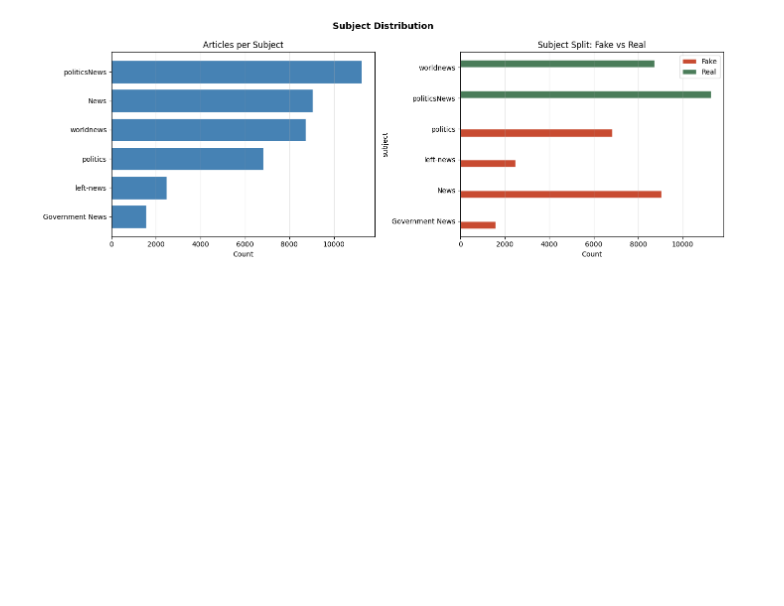
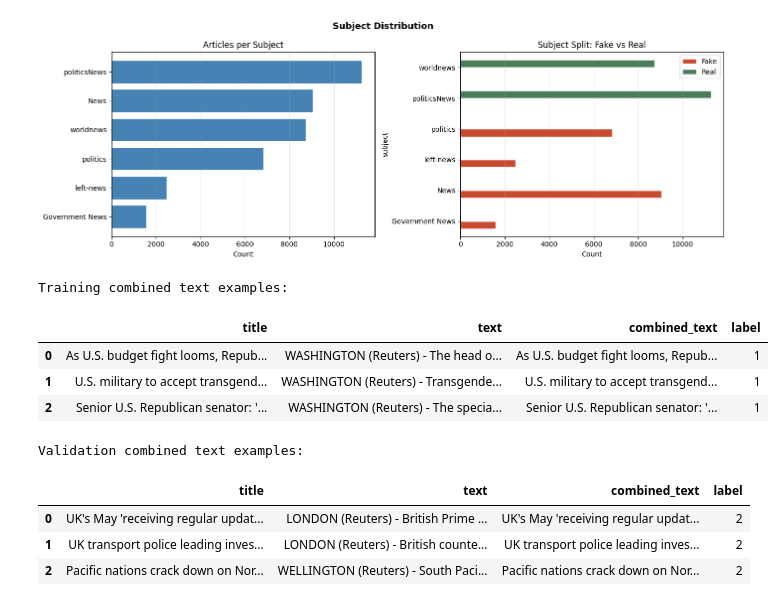
Before and after one commit to mithilamp/project-nlp-challenge, a Jupyter notebook: NLP_news.ipynb, the cells around one changed output. Saved outputs shown, nothing was run; the diff lists cells and outputs as text; code cells hidden in the pictures; blank space fills up the shorter version.

```diff
--- a/NLP_news.ipynb
+++ b/NLP_news.ipynb
@@ -229,3 +229,34 @@ left-news           2482
 Government News     1570
 Name: count, dtype: int64
 [figure]
+# %%
+# ══════════════════════════════════════════════════════════════════
+# 5. Prepare the text feature
+
+# The model cannot learn directly from raw strings. We create one feature called "combined_text" by joining title + text
+# Also apply .fillna("") to avoid problems with missing values
+# ══════════════════════════════════════════════════════════════════
+
+# create combined text for training data
+df["combined_text"] = (df["title"].fillna("") + "" + df["text"].fillna("")).str.strip()
+
+# create combined text for validation data
+val["combined_text"] = (val["title"].fillna("") + "" + val["text"].fillna("")).str.strip()
+
+
+print("Training combined text examples:")
+display(df[["title", "text", "combined_text", "label"]].head(3))
+
+print("Validation combined text examples:")
+display(val[["title", "text", "combined_text", "label"]].head(3))
+# %% [output]
+Training combined text examples:
+|  | title | text | combined_text | label |
+| 0 | As U.S. budget fight looms, Repub... | WASHINGTON (Reuters) - The head o... | As U.S. budget fight looms, Repub... | 1 |
+| 1 | U.S. military to accept transgend... | WASHINGTON (Reuters) - Transgende... | U.S. military to accept transgend... | 1 |
+| 2 | Senior U.S. Republican senator: '... | WASHINGTON (Reuters) - The specia... | Senior U.S. Republican senator: '... | 1 |
+Validation combined text examples:
+|  | title | text | combined_text | label |
+| 0 | UK's May 'receiving regular updat... | LONDON (Reuters) - British Prime ... | UK's May 'receiving regular updat... | 2 |
+| 1 | UK transport police leading inves... | LONDON (Reuters) - British counte... | UK transport police leading inves... | 2 |
+| 2 | Pacific nations crack down on Nor... | WELLINGTON (Reuters) - South Paci... | Pacific nations crack down on Nor... | 2 |
```
Also changed, not shown: parts of 9 cells of this notebook, 3 other files.
